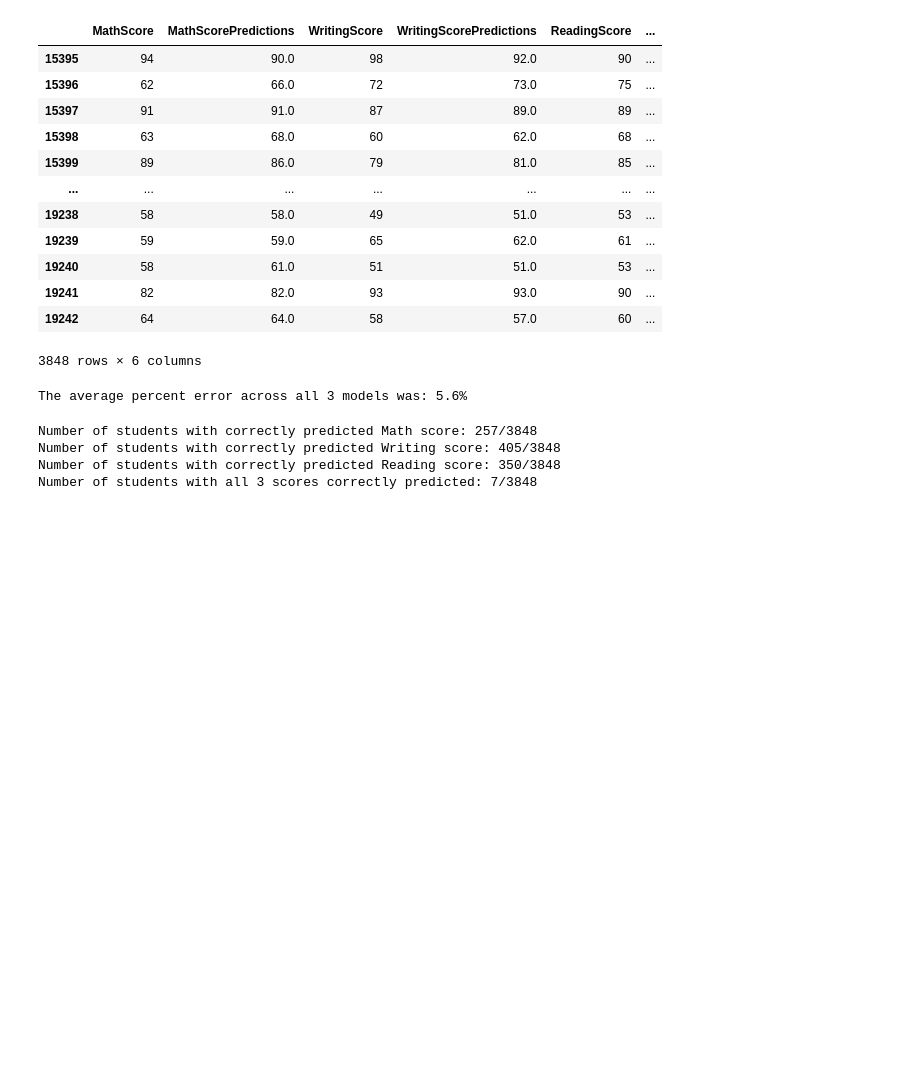
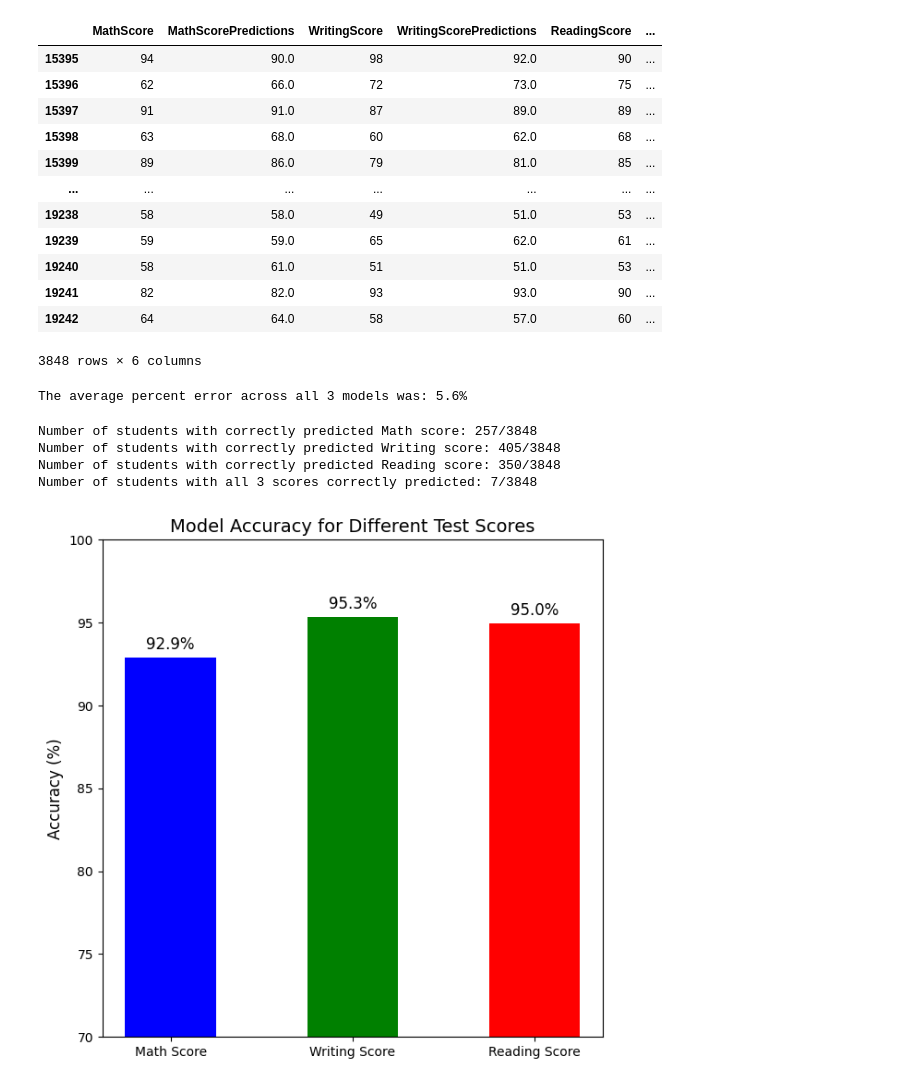
Before and after one commit to Danielmehany/Student-Exam-Score-Predictor, a Jupyter notebook: StudentML.ipynb, the cells around one changed output. Cells and saved outputs as stored; diff of their text form; code cells hidden in the pictures; blank space fills up the shorter version.

```diff
--- a/StudentML.ipynb
+++ b/StudentML.ipynb
@@ -12,7 +12,7 @@ display(Markdown("## Introduction: Setup"))
 # %% [output]
 ## Introduction: Setup
 # %%
-students = pd.read_csv(r"C:\Users\danie\OneDrive\Desktop\StudentGradePredictor\Expanded_data_with_more_features.csv", usecols=lambda column: column != "Unnamed: 0")
+students = pd.read_csv(r"C:\Users\danie\OneDrive\Desktop\Projects\StudentGradePredictor\Expanded_data_with_more_features.csv", usecols=lambda column: column != "Unnamed: 0")
 # %%
 print("""
 ---columns---
@@ -575,3 +575,26 @@ Number of students with correctly predicted Math score: 257/3848
 Number of students with correctly predicted Writing score: 405/3848
 Number of students with correctly predicted Reading score: 350/3848
 Number of students with all 3 scores correctly predicted: 7/3848
+# %%
+import matplotlib.pyplot as plt
+
+accuracy_math = 100 - MathScoreErrorPercentage
+accuracy_reading = 100 - ReadingScoreErrorPercentage
+accuracy_writing = 100 - WritingScoreErrorPercentage
+
+labels = ["Math Score", "Writing Score", "Reading Score"]
+accuracy_values = [accuracy_math, accuracy_writing, accuracy_reading]
+
+plt.figure(figsize=(7, 7))
+plt.bar(labels, accuracy_values, color=['blue', 'green', 'red'], width=0.5)
+plt.ylim(70, 100)
+
+plt.ylabel("Accuracy (%)", fontsize=12)
+plt.title("Model Accuracy for Different Test Scores", fontsize=14)
+
+for i, value in enumerate(accuracy_values):
+    plt.text(i, value + 0.5, f"{value:.1f}%", ha='center', fontsize=12)
+
+plt.show()
+# %% [output]
+[figure, added]
```
